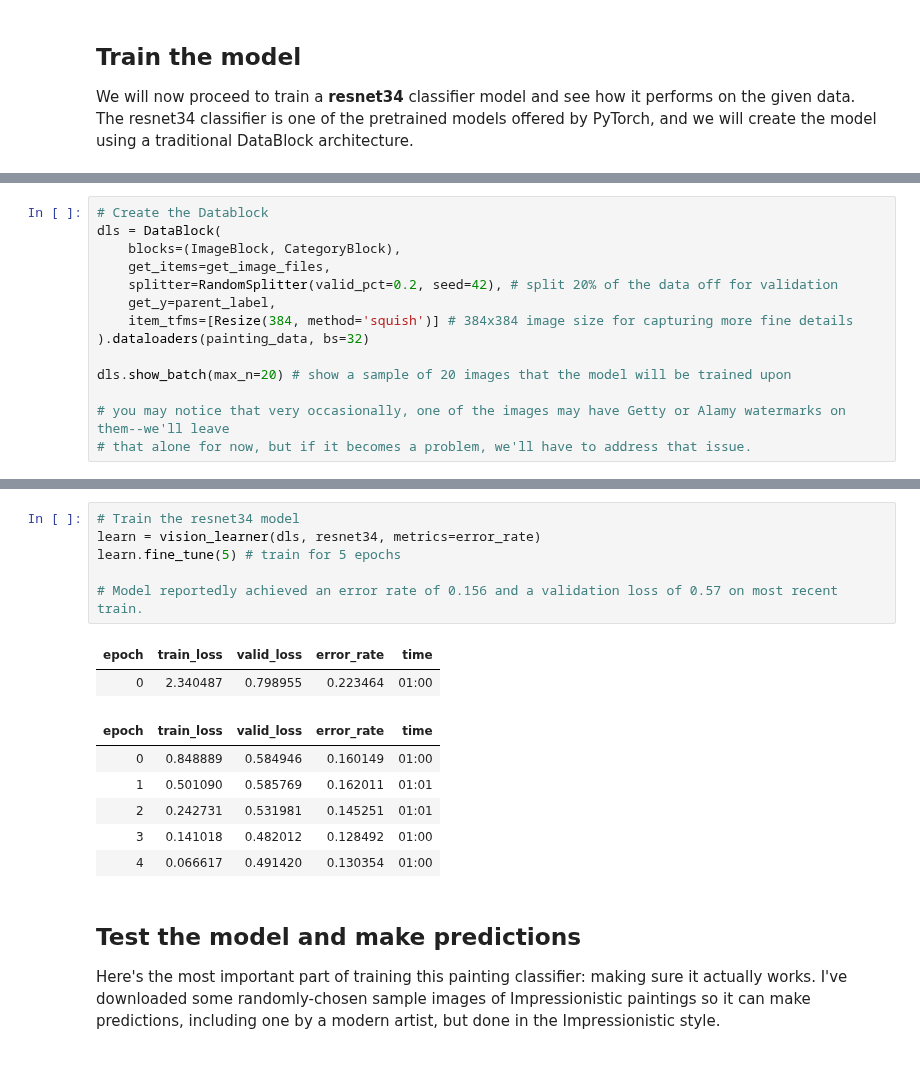
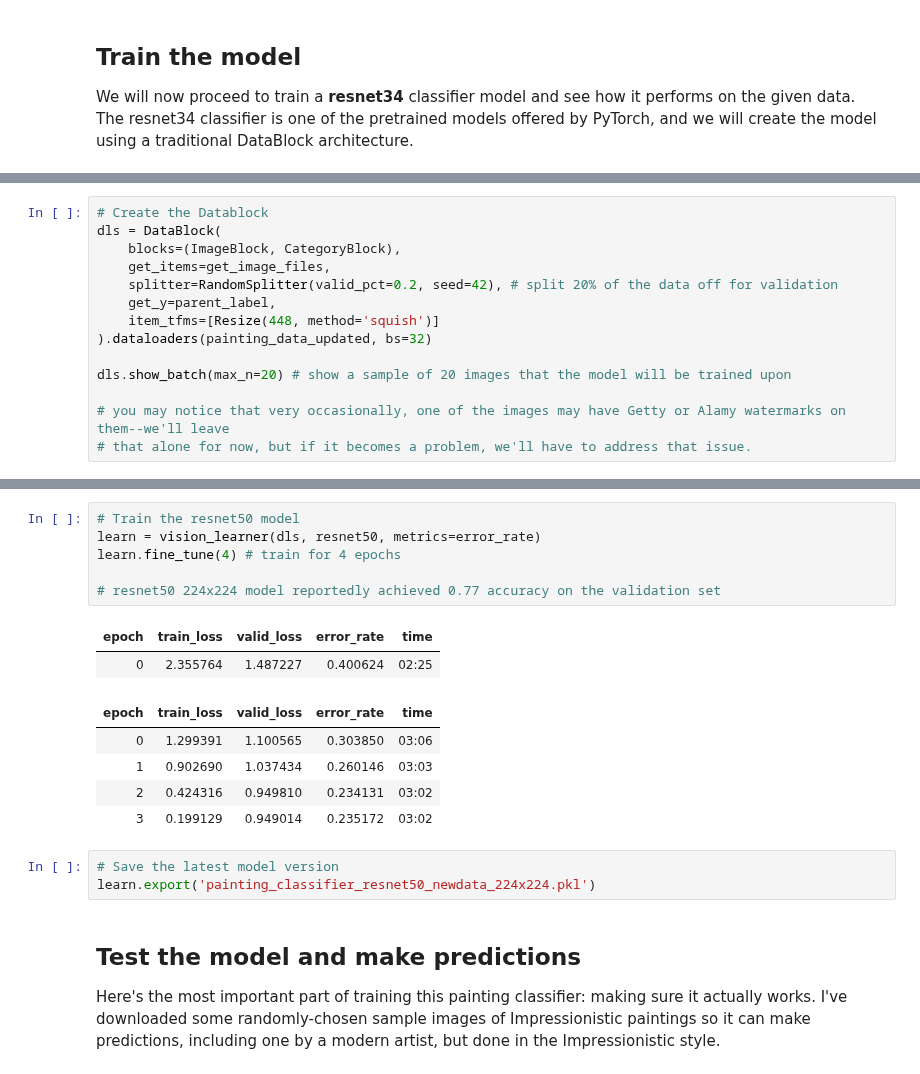
Before and after one commit to PontiacGTO2006/fastai-course, a Jupyter notebook: painting-classifier-unit1.ipynb, the cells around one changed output, grey strips where cells are left out. Cells and saved outputs as stored; diff of their text form.

```diff
--- a/painting-classifier-unit1.ipynb
+++ b/painting-classifier-unit1.ipynb
@@ -149,8 +162,8 @@ dls = DataBlock(
     get_items=get_image_files,
     splitter=RandomSplitter(valid_pct=0.2, seed=42), # split 20% of the data off for validation
     get_y=parent_label,
-    item_tfms=[Resize(384, method='squish')] # 384x384 image size for capturing more fine details
-).dataloaders(painting_data, bs=32)
+    item_tfms=[Resize(448, method='squish')]
+).dataloaders(painting_data_updated, bs=32)
 
 dls.show_batch(max_n=20) # show a sample of 20 images that the model will be trained upon
 
@@ -161,18 +174,20 @@ dls.show_batch(max_n=20) # show a sample of 20 images that the model will be tra
 # %%
-# Train the resnet34 model
-learn = vision_learner(dls, resnet34, metrics=error_rate)
-learn.fine_tune(5) # train for 5 epochs
+# Train the resnet50 model
+learn = vision_learner(dls, resnet50, metrics=error_rate)
+learn.fine_tune(4) # train for 4 epochs
 
-# Model reportedly achieved an error rate of 0.156 and a validation loss of 0.57 on most recent train.
+# resnet50 224x224 model reportedly achieved 0.77 accuracy on the validation set
 # %% [output]
 | epoch | train_loss | valid_loss | error_rate | time |
-| 0 | 2.340487 | 0.798955 | 0.223464 | 01:00 |
+| 0 | 2.355764 | 1.487227 | 0.400624 | 02:25 |
 | epoch | train_loss | valid_loss | error_rate | time |
-| 0 | 0.848889 | 0.584946 | 0.160149 | 01:00 |
-| 1 | 0.501090 | 0.585769 | 0.162011 | 01:01 |
-| 2 | 0.242731 | 0.531981 | 0.145251 | 01:01 |
-| 3 | 0.141018 | 0.482012 | 0.128492 | 01:00 |
-| 4 | 0.066617 | 0.491420 | 0.130354 | 01:00 |
+| 0 | 1.299391 | 1.100565 | 0.303850 | 03:06 |
+| 1 | 0.902690 | 1.037434 | 0.260146 | 03:03 |
+| 2 | 0.424316 | 0.949810 | 0.234131 | 03:02 |
+| 3 | 0.199129 | 0.949014 | 0.235172 | 03:02 |
+# %%
+# Save the latest model version
+learn.export('painting_classifier_resnet50_newdata_224x224.pkl')
 # %% [markdown]
 ## Test the model and make predictions
 Here's the most important part of training this painting classifier: making sure it actually works. I've downloaded some randomly-chosen sample images of Impressionistic paintings so it can make predictions, including one by a modern artist, but done in the Impressionistic style.
```
Also changed, not shown: parts of 10 cells of this notebook, 1 other file.
